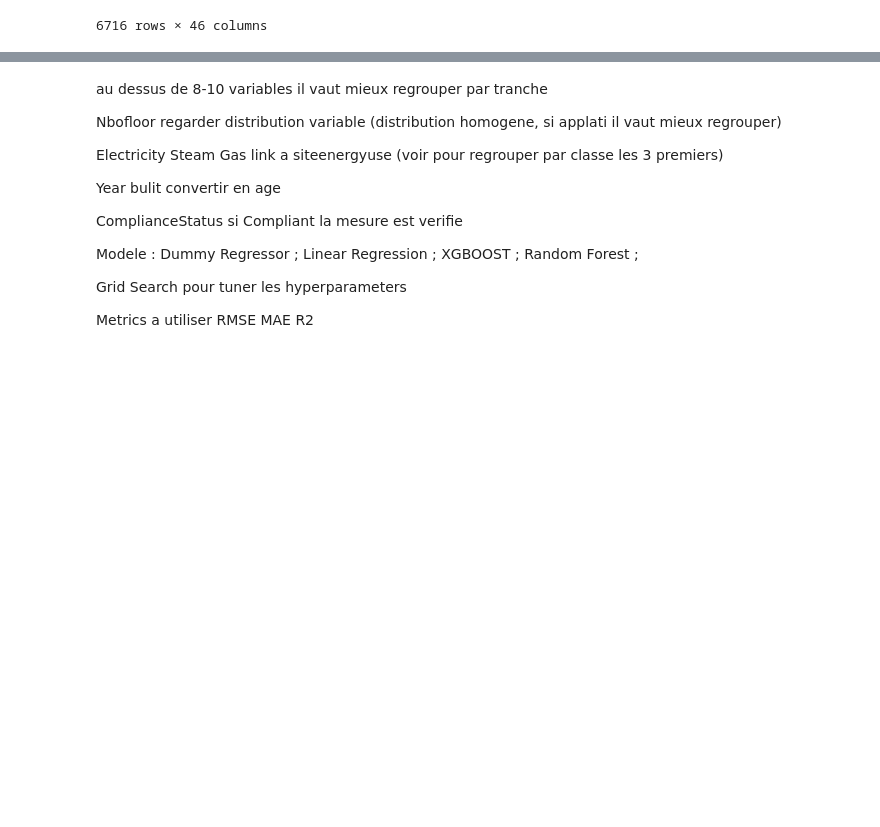
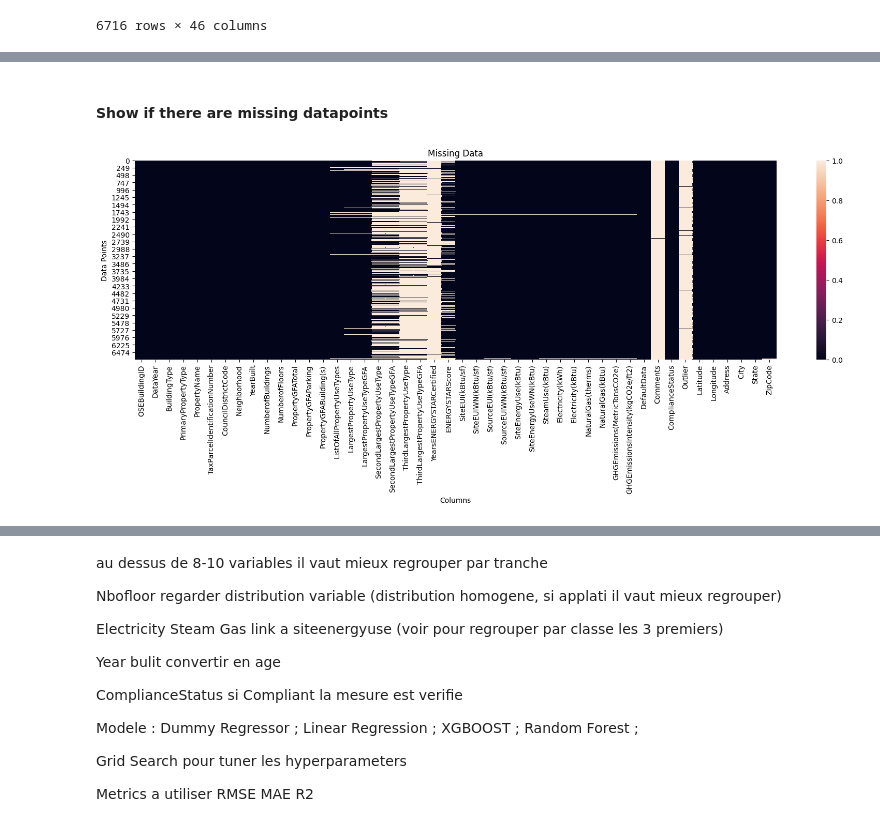
Before and after one commit to mariusbiteau/Buildings_Electrical-Consumption_CO2-Emissions_Prediction, a Jupyter notebook: Buildings_Electrical_Consumption_CO2_Emissions_Prediction.ipynb, the cells around one changed output, grey strips where cells are left out. Cells and saved outputs as stored; diff of their text form; code cells hidden in the pictures; blank space fills up the shorter version.

```diff
--- a/Buildings_Electrical_Consumption_CO2_Emissions_Prediction.ipynb
+++ b/Buildings_Electrical_Consumption_CO2_Emissions_Prediction.ipynb
@@ -253,0 +293,8 @@ df
+# %% [markdown]
+#### Show if there are missing datapoints
+# %%
+fig, ax = plt.subplots(figsize=(20,5))
+sns.heatmap(df.isnull(), ax=ax).set(title = 'Missing Data', xlabel = 'Columns', ylabel = 'Data Points')
+plt.show()
+# %% [output]
+[figure, added]
```
Also changed, not shown: parts of 43 cells of this notebook.
